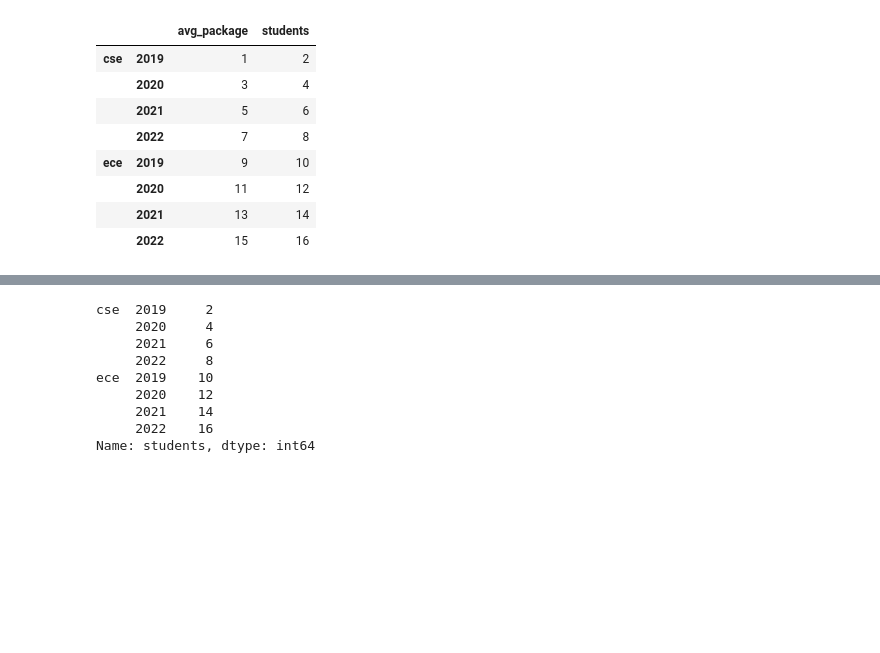
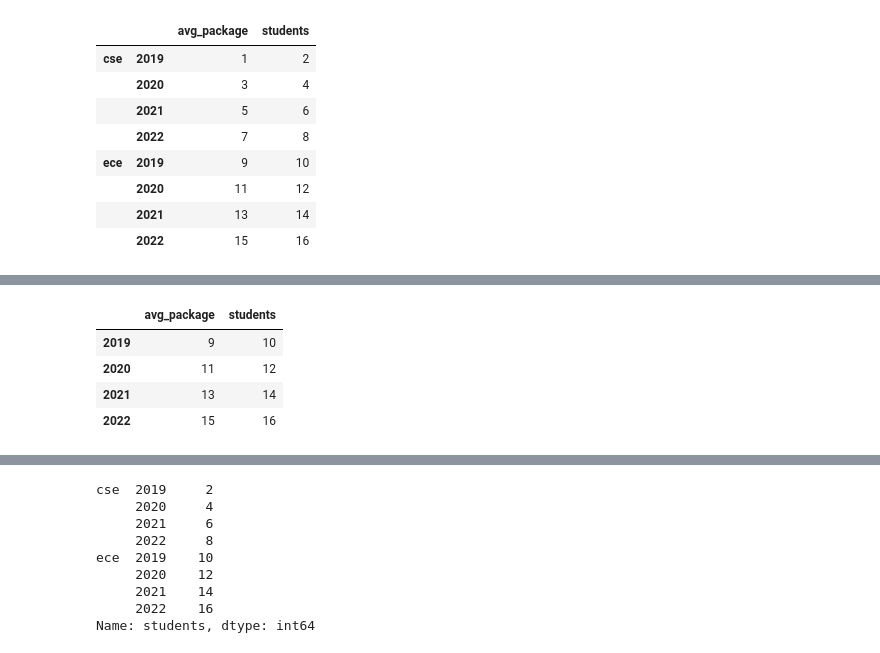
Before and after one commit to ndangol4873/ML_NOTE, a Jupyter notebook: Pandas/Multiindex_objects.ipynb, the cells around one changed output, grey strips where cells are left out. Cells and saved outputs as stored; diff of their text form; code cells hidden in the pictures; blank space fills up the shorter version.

```diff
--- a/Pandas/Multiindex_objects.ipynb
+++ b/Pandas/Multiindex_objects.ipynb
@@ -135,0 +171,8 @@ branch_df1
+# %%
+branch_df1.loc['ece']
+# %% [output]
+|  | avg_package | students |
+| 2019 | 9 | 10 |
+| 2020 | 11 | 12 |
+| 2021 | 13 | 14 |
+| 2022 | 15 | 16 |
```
Also changed, not shown: parts of 66 cells of this notebook, 1 other file.
